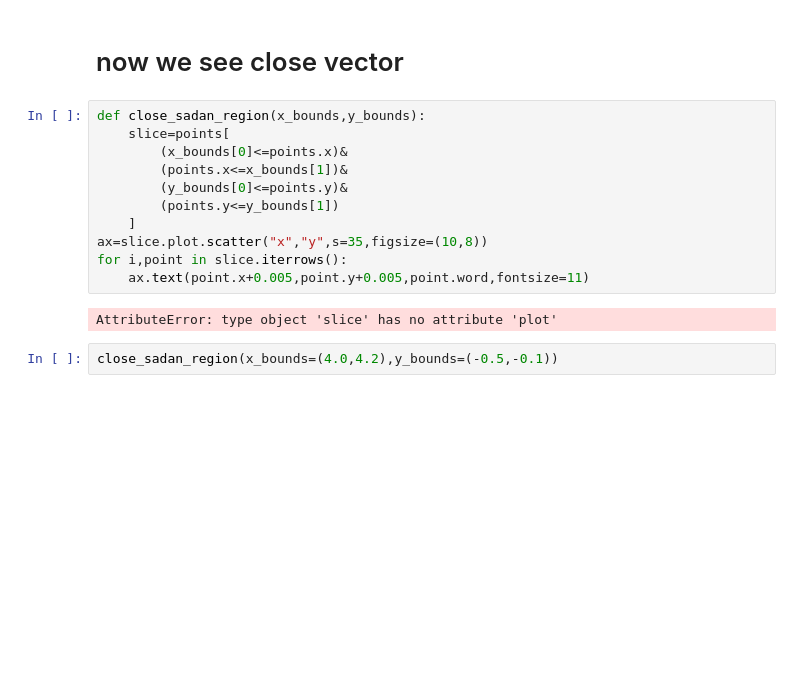
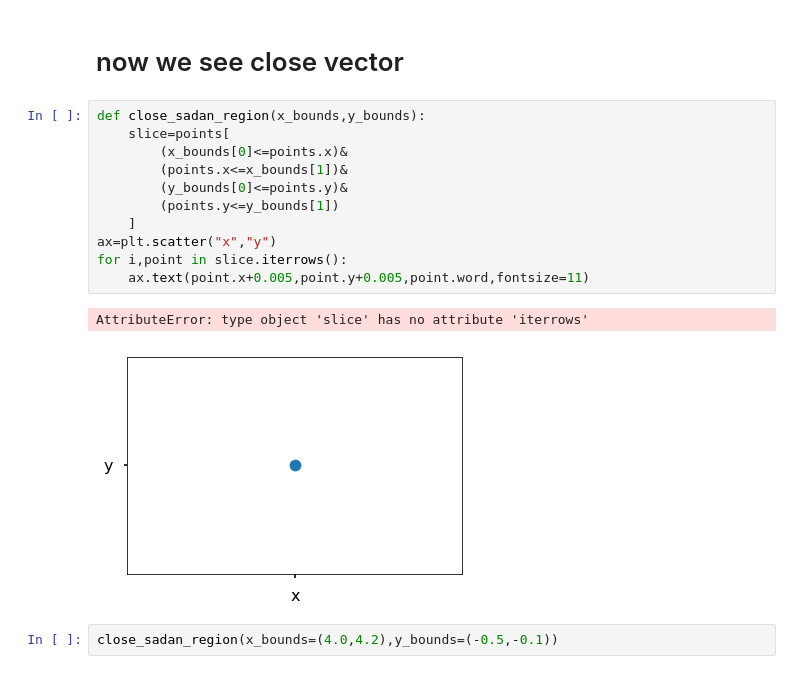
Before and after one commit to AadarshaSadan/word2vecpractice, a Jupyter notebook: Untitled.ipynb, the cells around one changed output. Cells and saved outputs as stored; diff of their text form; blank space fills up the shorter version.

```diff
--- a/Untitled.ipynb
+++ b/Untitled.ipynb
@@ -207,15 +207,16 @@ points.plot.scatter("x","y",c='b')
 # %%
 def close_sadan_region(x_bounds,y_bounds):
     slice=points[
         (x_bounds[0]<=points.x)&
         (points.x<=x_bounds[1])&
         (y_bounds[0]<=points.y)&
         (points.y<=y_bounds[1])
     ]
-ax=slice.plot.scatter("x","y",s=35,figsize=(10,8))
+ax=plt.scatter("x","y")
 for i,point in slice.iterrows():
     ax.text(point.x+0.005,point.y+0.005,point.word,fontsize=11)
 # %% [output]
-AttributeError: type object 'slice' has no attribute 'plot'
+AttributeError: type object 'slice' has no attribute 'iterrows'
+[figure, added]
 # %%
 close_sadan_region(x_bounds=(4.0,4.2),y_bounds=(-0.5,-0.1))
```
Also changed, not shown: parts of 3 cells of this notebook.
